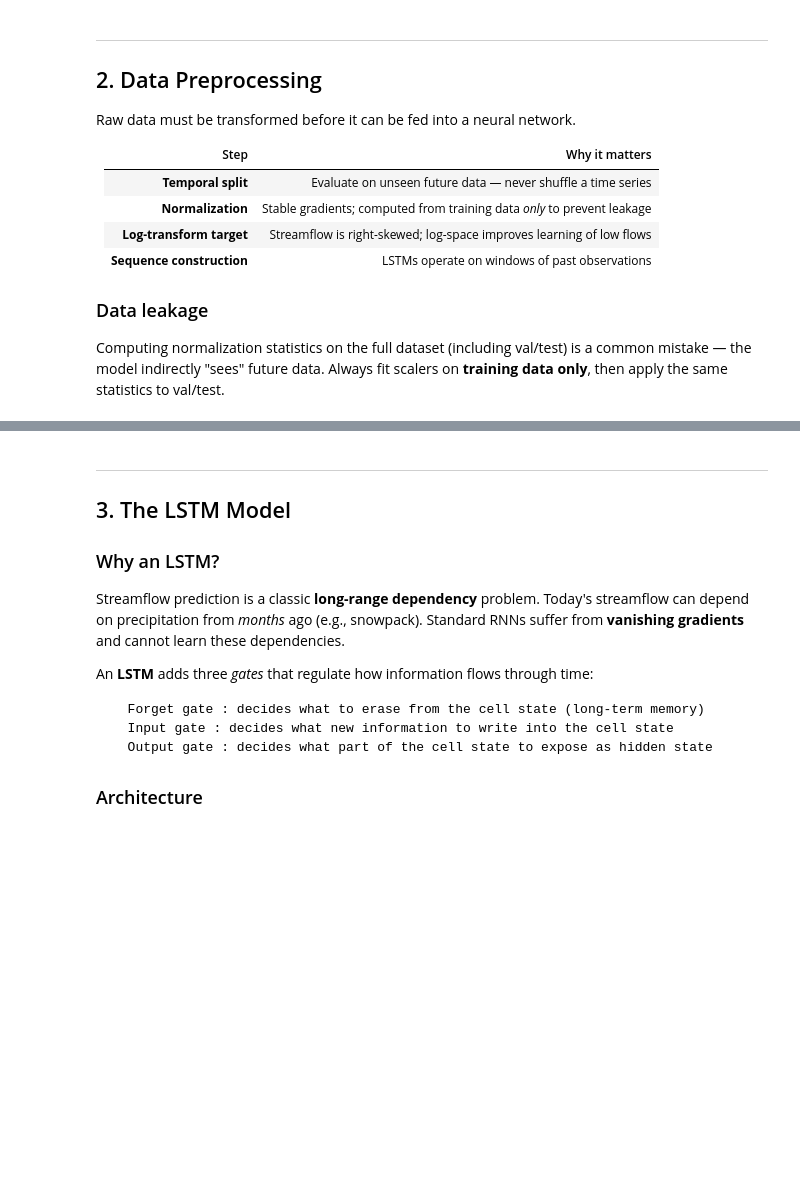
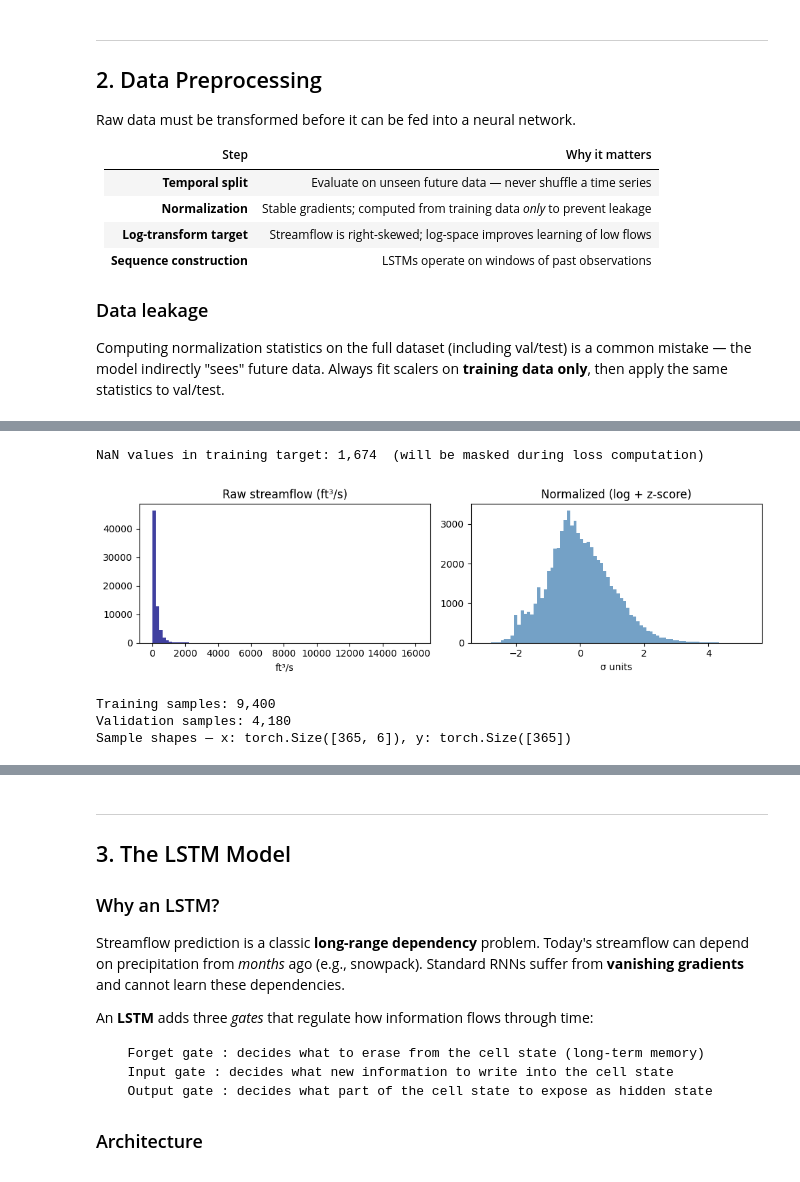
Before and after one commit to leoglonz/Foundations-of-ML, a Jupyter notebook: tutorials/01_ml_pipeline_streamflow.ipynb, the cells around one changed output, grey strips where cells are left out. Saved outputs shown, nothing was run; the diff lists cells and outputs as text; code cells hidden in the pictures; blank space fills up the shorter version.

```diff
--- a/tutorials/01_ml_pipeline_streamflow.ipynb
+++ b/tutorials/01_ml_pipeline_streamflow.ipynb
@@ -204,82 +231,40 @@ for i, name in enumerate(FORCING_NAMES):
 # %%
 # 2.3: Normalize streamflow (log1p + z-score)
 # Streamflow is heavily right-skewed — log1p compresses rare flood events
 # and prevents the model from focusing only on peak flows.
 
 y_train_log = np.log1p(np.clip(y_train, 0, None))
 y_log_mean = float(np.nanmean(y_train_log))
 y_log_std = float(np.nanstd(y_train_log[~np.isnan(y_train_log)])) + 1e-8
 
 
 def normalize_target(y: np.ndarray) -> np.ndarray:
     return (np.log1p(np.clip(y, 0, None)) - y_log_mean) / y_log_std
 
 
 def denormalize_target(y_norm: np.ndarray) -> np.ndarray:
     return np.expm1(y_norm * y_log_std + y_log_mean)
 
 
 y_train_norm = normalize_target(y_train)
 y_val_norm = normalize_target(y_val)
 y_test_norm = normalize_target(y_test)
 
 print(f"NaN values in training target: {np.isnan(y_train).sum():,}  (will be masked during loss computation)")
 
-fig, axes = plt.subplots(1, 2, figsize=(10, 3))
-raw_vals = y_train[~np.isnan(y_train)].ravel()
-norm_vals = y_train_norm[~np.isnan(y_train_norm)].ravel()
-
-axes[0].hist(raw_vals, bins=80, color="navy", alpha=0.75, edgecolor="none")
-axes[0].set_title("Raw streamflow (ft³/s)")
-axes[0].set_xlabel("ft³/s")
-
-axes[1].hist(norm_vals, bins=80, color="steelblue", alpha=0.75, edgecolor="none")
-axes[1].set_title("Normalized (log + z-score)")
-axes[1].set_xlabel("σ units")
-
-plt.tight_layout()
-plt.show()
+# The histogram is a visual check; the plotting details live in plots.py.
+plot_target_normalization_histogram(y_train, y_train_norm)
+# %% [output]
+NaN values in training target: 1,674  (will be masked during loss computation)
+[figure, added]
 # %%
 # 2.4: Sliding-window Dataset
-
-class StreamflowDataset(Dataset):
-    """
-    Sliding-window dataset for sequence-to-sequence streamflow prediction.
-
-    Each sample:
-        x : (seq_len, n_features) — normalized climate forcings
-        y : (seq_len,) — normalized streamflow (NaNs preserved for masking)
-
-    Parameters
-    ----------
-    x : (time, basins, features) normalized forcings
-    y : (time, basins, 1) normalized streamflow
-    seq_len : window length in days
-    stride : days between consecutive windows (larger -> fewer, faster samples)
-    """
-
-    def __init__(self, x: np.ndarray, y: np.ndarray,
-                 seq_len: int = 365, stride: int = 1):
-        self.seq_len = seq_len
-        self.samples = []
-
-        n_time, n_basins, _ = x.shape
-        for basin in range(n_basins):
-            for t in range(0, n_time - seq_len, stride):
-                self.samples.append((
-                    x[t:t + seq_len, basin, :].astype(np.float32),
-                    y[t:t + seq_len, basin, 0].astype(np.float32),
-                ))
-
-    def __len__(self) -> int:
-        return len(self.samples)
-
-    def __getitem__(self, idx: int):
-        x, y = self.samples[idx]
-        return torch.from_numpy(x), torch.from_numpy(y)
+# StreamflowDataset is imported from utils.py.
+# Conceptually: each sample is a moving window of 365 days of forcings and streamflow.
+# __getitem__ returns one (x_window, y_window) pair; DataLoader batches many windows.
 
 SEQ_LEN = 365  # 1-year context window
-STRIDE = 7  # weekly stride balances data coverage and training speed
+STRIDE = 7     # weekly stride balances data coverage and training speed
 
 train_ds = StreamflowDataset(x_train_norm, y_train_norm, seq_len=SEQ_LEN, stride=STRIDE)
 val_ds = StreamflowDataset(x_val_norm, y_val_norm, seq_len=SEQ_LEN, stride=STRIDE)
@@ -287,6 +272,10 @@ val_ds = StreamflowDataset(x_val_norm, y_val_norm, seq_len=SEQ_LEN, stride=STRID
 print(f"Training samples: {len(train_ds):,}")
 print(f"Validation samples: {len(val_ds):,}")
 print(f"Sample shapes — x: {train_ds[0][0].shape}, y: {train_ds[0][1].shape}")
+# %% [output]
+Training samples: 9,400
+Validation samples: 4,180
+Sample shapes — x: torch.Size([365, 6]), y: torch.Size([365])
 # %%
 # 2.5: DataLoaders
 
```
Also changed, not shown: parts of 35 cells of this notebook, 6 other files.
